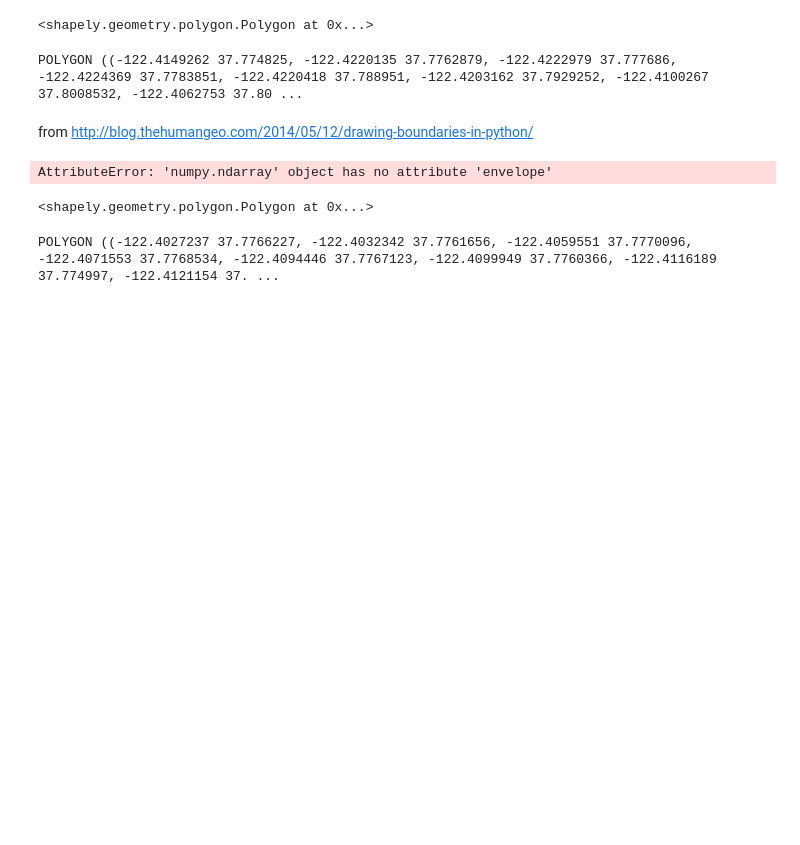
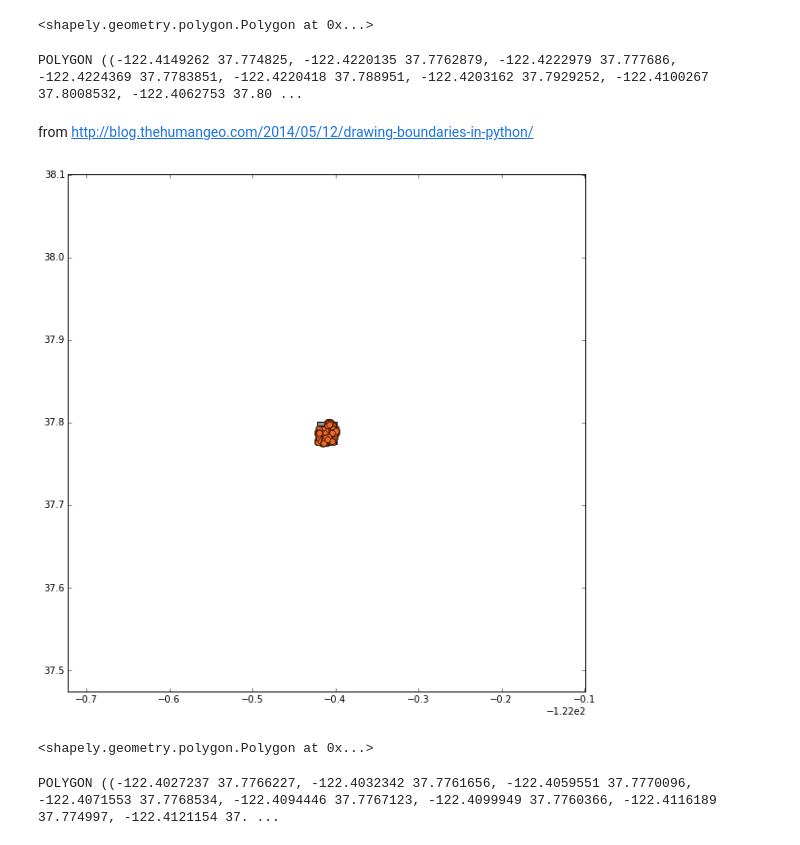
Before and after one commit to crupley/hoodie-development, a Jupyter notebook: explore/make shapes.ipynb, the cells around one changed output. Drawn from its saved outputs; the diff is of its cells as text; code cells hidden in the pictures; blank space fills up the shorter version.

```diff
--- a/explore/make shapes.ipynb
+++ b/explore/make shapes.ipynb
@@ -67,25 +67,25 @@ from http://blog.thehumangeo.com/2014/05/12/drawing-boundaries-in-python/
 # %%
 from descartes import PolygonPatch
 
 def plot_polygon(polygon):
     fig = plt.figure(figsize=(10,10))
     ax = fig.add_subplot(111)
     margin = .3
 
     x_min, y_min, x_max, y_max = polygon.bounds
 
     ax.set_xlim([x_min-margin, x_max+margin])
     ax.set_ylim([y_min-margin, y_max+margin])
     patch = PolygonPatch(polygon, fc='#999999',
                          ec='#000000', fill=True,
                          zorder=-1)
     ax.add_patch(patch)
     return fig
 
 _ = plot_polygon(points.envelope)
-_ = pl.plot(g0.lon,g0.lat,'o', color='#f16824')
+_ = plt.plot(g0.lon,g0.lat,'o', color='#f16824')
 # %% [output]
-AttributeError: 'numpy.ndarray' object has no attribute 'envelope'
+[figure, added]
 # %%
 from shapely.ops import cascaded_union, polygonize
 from scipy.spatial import Delaunay
```
Also changed, not shown: parts of 13 cells of this notebook, 2 other files.
